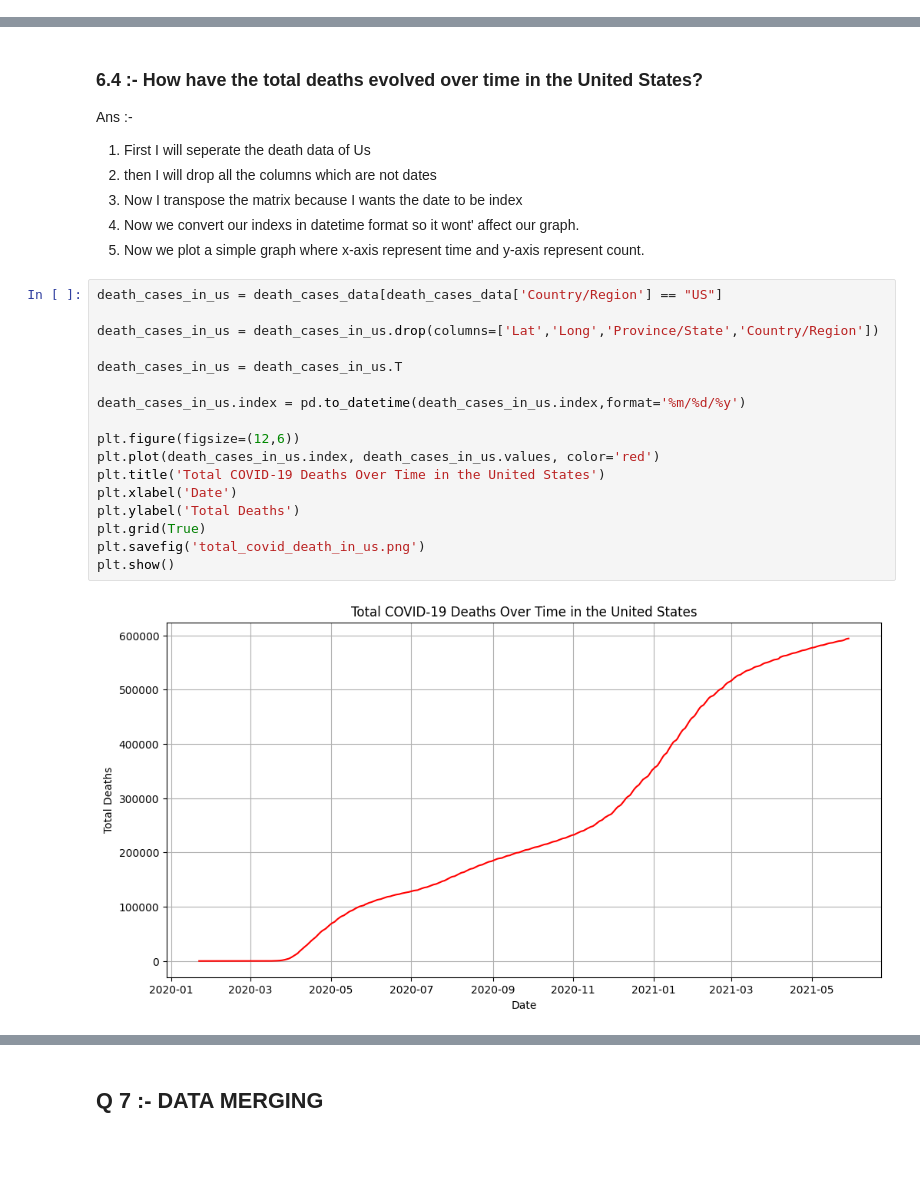
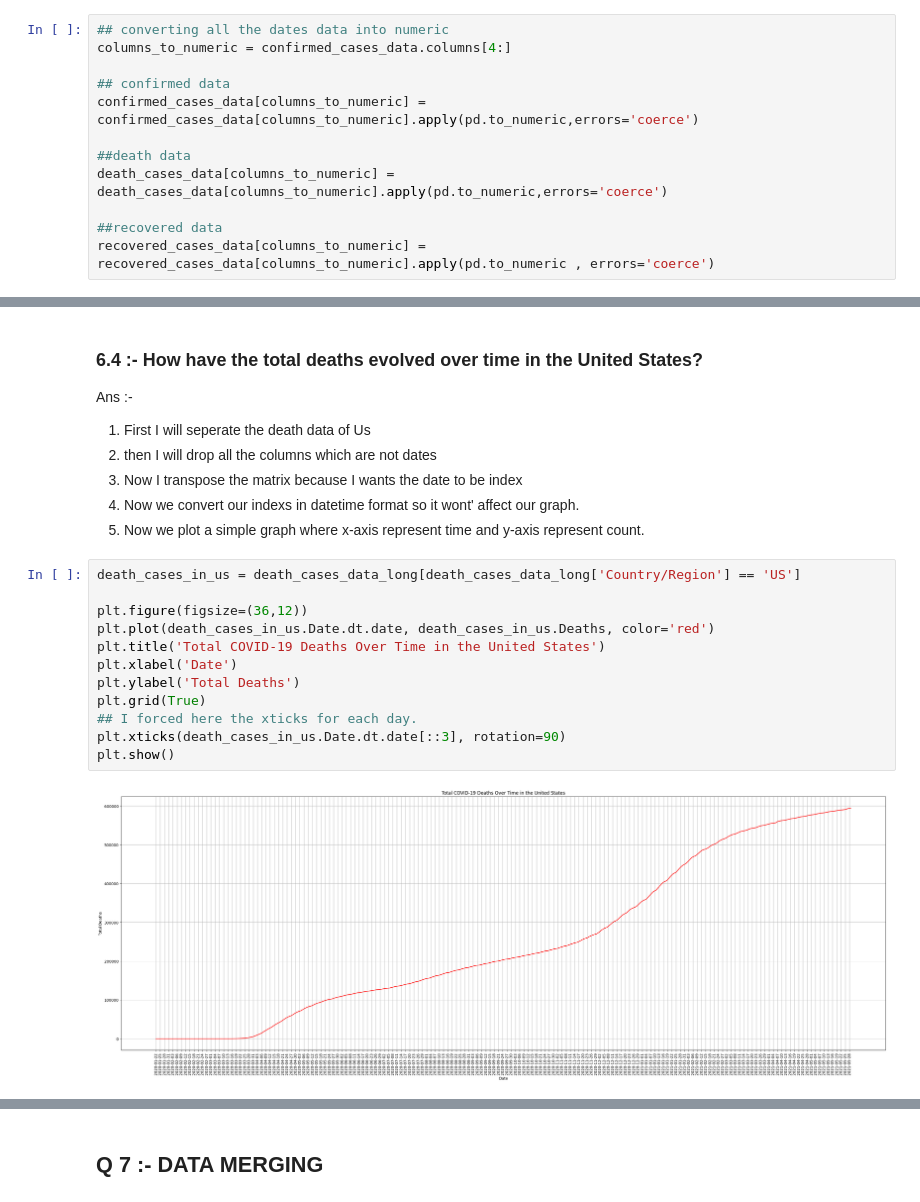
Before and after one commit to MANDEEP-shrma/Covid19_Case_Study, a Jupyter notebook: case_study.ipynb, the cells around one changed output, grey strips where cells are left out. Saved outputs shown, nothing was run; the diff lists cells and outputs as text; blank space fills up the shorter version.

Commit message:
Added Graphs

```diff
--- a/case_study.ipynb
+++ b/case_study.ipynb
@@ -955,6 +938,18 @@ recovered_cases_data.head()
 </table>
 <p>5 rows × 498 columns</p>
 </div>
+# %%
+## converting all the dates data into numeric
+columns_to_numeric = confirmed_cases_data.columns[4:]
+
+## confirmed data
+confirmed_cases_data[columns_to_numeric] = confirmed_cases_data[columns_to_numeric].apply(pd.to_numeric,errors='coerce')
+
+##death data
+death_cases_data[columns_to_numeric] = death_cases_data[columns_to_numeric].apply(pd.to_numeric,errors='coerce')
+
+##recovered data
+recovered_cases_data[columns_to_numeric] = recovered_cases_data[columns_to_numeric].apply(pd.to_numeric , errors='coerce')
 # %% [markdown]
 ## Q 5 :- INDEPENDENT DATA ANALYSIS
 # %% [markdown]
@@ -1436,23 +1518,18 @@ Ans :-
 4. Now we convert our indexs in datetime format so it wont' affect our graph.
 5. Now we plot a simple graph where x-axis represent time and y-axis represent count.
 # %%
-death_cases_in_us = death_cases_data[death_cases_data['Country/Region'] == "US"]
+death_cases_in_us = death_cases_data_long[death_cases_data_long['Country/Region'] == 'US']
 
-death_cases_in_us = death_cases_in_us.drop(columns=['Lat','Long','Province/State','Country/Region'])
-
-death_cases_in_us = death_cases_in_us.T
-
-death_cases_in_us.index = pd.to_datetime(death_cases_in_us.index,format='%m/%d/%y')
-
-plt.figure(figsize=(12,6))
-plt.plot(death_cases_in_us.index, death_cases_in_us.values, color='red')
+plt.figure(figsize=(36,12))
+plt.plot(death_cases_in_us.Date.dt.date, death_cases_in_us.Deaths, color='red')
 plt.title('Total COVID-19 Deaths Over Time in the United States')
 plt.xlabel('Date')
 plt.ylabel('Total Deaths')
 plt.grid(True)
-plt.savefig('total_covid_death_in_us.png')
+## I forced here the xticks for each day.
+plt.xticks(death_cases_in_us.Date.dt.date[::3], rotation=90)
 plt.show()
 # %% [output]
-[figure, old version]
+[figure, new version]
 # %% [markdown]
 **OUTPUT**
```
Also changed, not shown: parts of 31 cells of this notebook, 1 other file.
